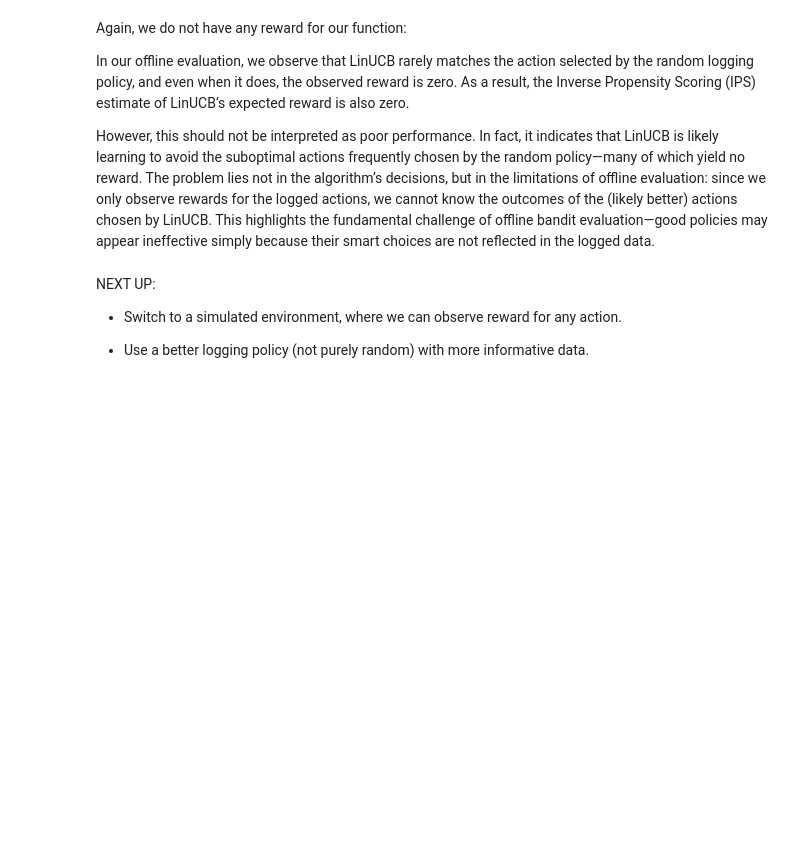
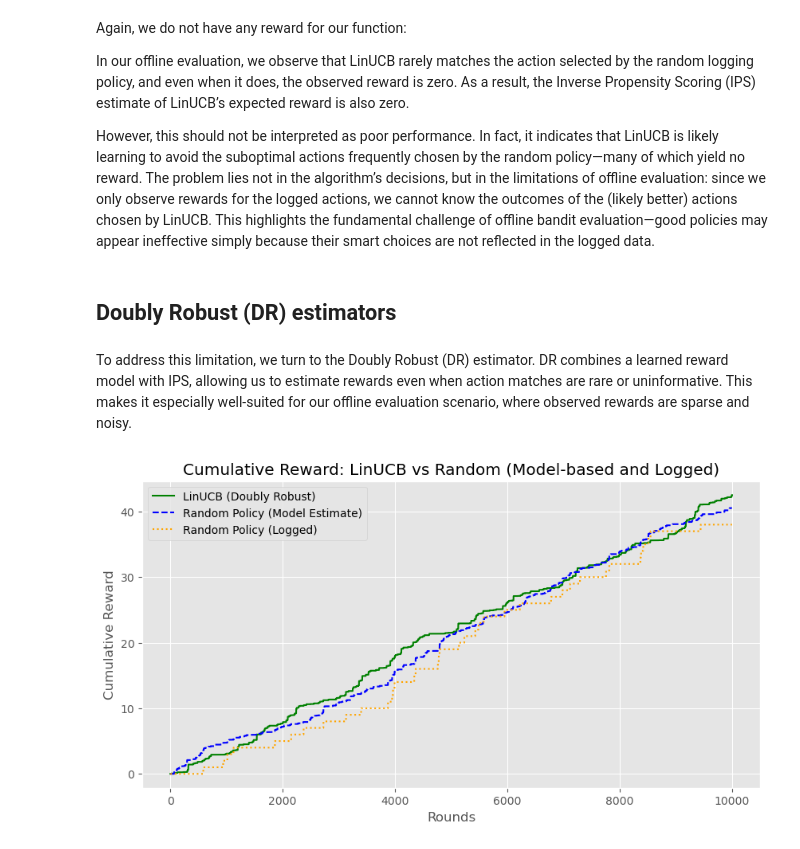
Before and after one commit to otausendschoen/contextual-bandit-benchmark, a Jupyter notebook: main.ipynb, the cells around one changed output. Drawn from its saved outputs; the diff is of its cells as text; code cells hidden in the pictures; blank space fills up the shorter version.

Commit message:
results make sense

```diff
--- a/main.ipynb
+++ b/main.ipynb
@@ -208,9 +200,63 @@ Again, we do not have any reward for our function:
 In our offline evaluation, we observe that LinUCB rarely matches the action selected by the random logging policy, and even when it does, the observed reward is zero. As a result, the Inverse Propensity Scoring (IPS) estimate of LinUCB’s expected reward is also zero.
 
 However, this should not be interpreted as poor performance. In fact, it indicates that LinUCB is likely learning to avoid the suboptimal actions frequently chosen by the random policy—many of which yield no reward. The problem lies not in the algorithm’s decisions, but in the limitations of offline evaluation: since we only observe rewards for the logged actions, we cannot know the outcomes of the (likely better) actions chosen by LinUCB. This highlights the fundamental challenge of offline bandit evaluation—good policies may appear ineffective simply because their smart choices are not reflected in the logged data.
-# %% [markdown]
-NEXT UP:
-
-- Switch to a simulated environment, where we can observe reward for any action.
-
-- Use a better logging policy (not purely random) with more informative data.
+# %% [markdown]
+## Doubly Robust (DR) estimators
+# %% [markdown]
+To address this limitation, we turn to the Doubly Robust (DR) estimator. DR combines a learned reward model with IPS, allowing us to estimate rewards even when action matches are rare or uninformative. This makes it especially well-suited for our offline evaluation scenario, where observed rewards are sparse and noisy.
+# %%
+# --- Step 1: Prepare data ---
+X_context = data["context"]
+a_logged = np.array(data["action"])
+r_logged = np.array(data["reward"])
+pscore = np.array(data["pscore"])
+a_target = np.array(results["chosen_actions"])  # LinUCB's chosen actions
+
+# One-hot encode actions
+action_onehot = OneHotEncoder(sparse=False)
+a_onehot = action_onehot.fit_transform(a_logged.reshape(-1, 1))
+
+# Feature matrix: [context | one-hot(action)]
+X_train = np.hstack([X_context, a_onehot])
+y_reward = r_logged
+
+# --- Step 2: Train reward model ---
+reward_model = RandomForestRegressor(n_estimators=100, random_state=42)
+reward_model.fit(X_train, y_reward)
+
+# --- Step 3: Predict rewards for LinUCB's chosen actions ---
+a_target_onehot = action_onehot.transform(a_target.reshape(-1, 1))
+X_test = np.hstack([X_context, a_target_onehot])
+r_hat = reward_model.predict(X_test)
+
+# -- step: predict reward for logged actions
+a_logged_onehot = action_onehot.transform(a_logged.reshape(-1, 1))
+X_logged = np.hstack([X_context, a_logged_onehot])
+r_hat_random = reward_model.predict(X_logged)
+
+# Cumulative expected reward from the random policy (Direct Method)
+cumulative_dm_random = np.cumsum(r_hat_random)
+
+# --- Step 4: Apply Doubly Robust Estimator ---
+matches = a_target == a_logged
+correction = np.zeros_like(r_logged)
+correction[matches] = (r_logged[matches] - r_hat[matches]) / pscore[matches]
+dr_estimates = r_hat + correction
+cumulative_dr = np.cumsum(dr_estimates)
+
+# --- Step 5: Compare with Random Logging Policy (baseline) ---
+cumulative_random = np.cumsum(r_logged)
+
+# --- Step 6: Plot Comparison ---
+plt.figure(figsize=(10, 5))
+plt.plot(cumulative_dr, label="LinUCB (Doubly Robust)", color="green")
+plt.plot(cumulative_dm_random, label="Random Policy (Model Estimate)", color="blue", linestyle="--")
+plt.plot(np.cumsum(r_logged), label="Random Policy (Logged)", color="orange", linestyle=":")
+plt.title("Cumulative Reward: LinUCB vs Random (Model-based and Logged)")
+plt.xlabel("Rounds")
+plt.ylabel("Cumulative Reward")
+plt.legend()
+plt.grid(True)
+plt.show()
+# %% [output]
+[figure, added]
```
Also changed, not shown: parts of 21 cells of this notebook.
